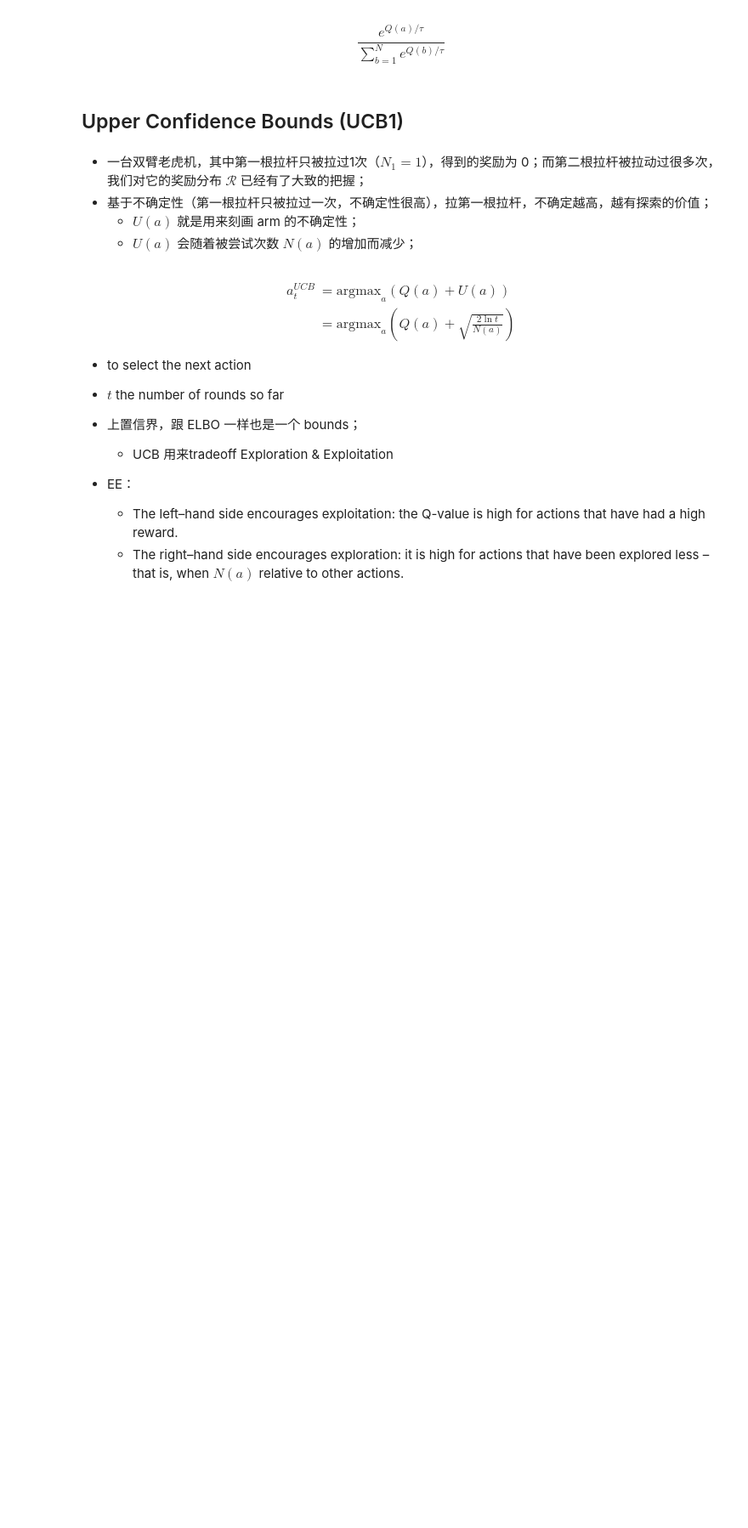
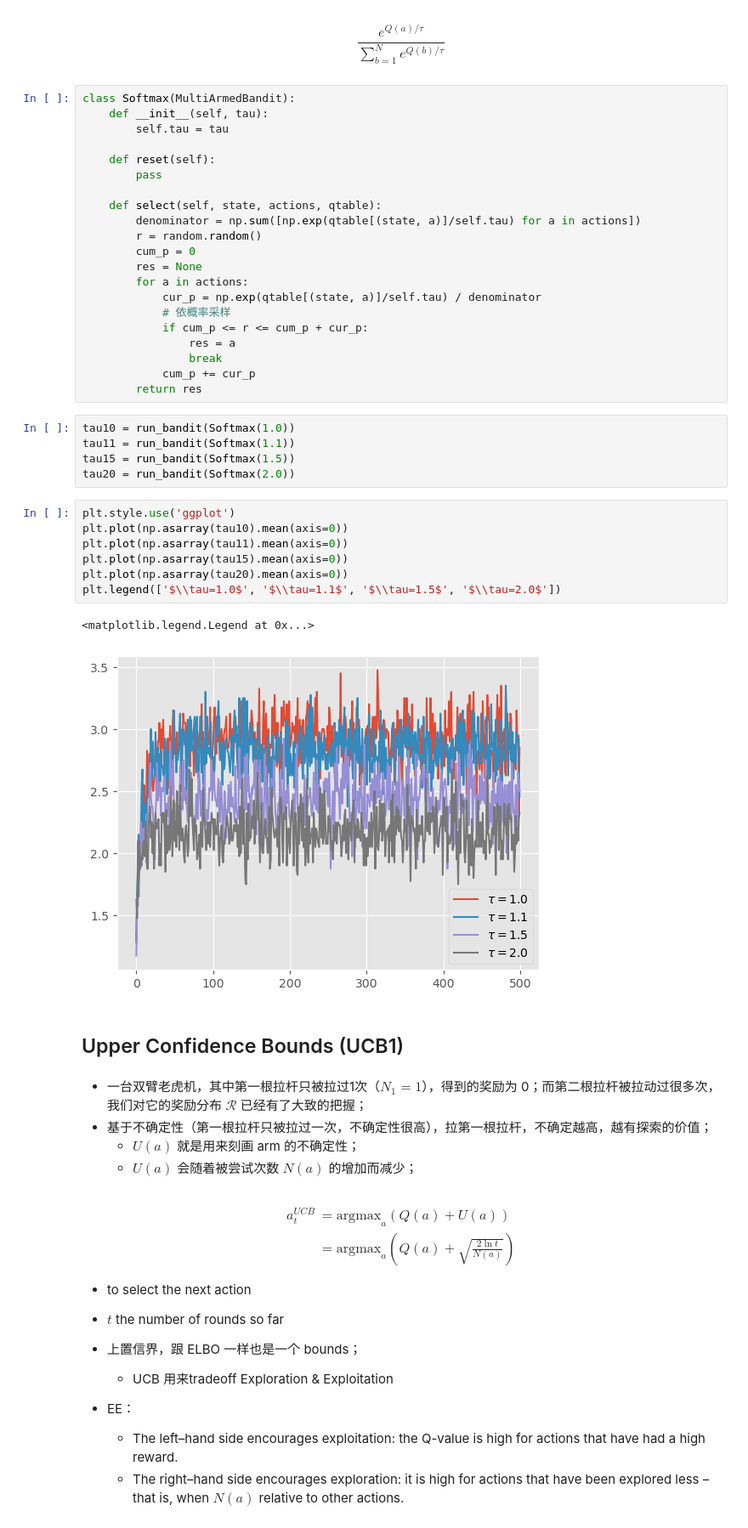
Before and after one commit to chunhuizhang/personal_chatgpt, a Jupyter notebook: tutorials/drl/multi_armed_bandits.ipynb, the cells around one changed output. Shown at 85% size. Saved outputs shown, nothing was run; the diff lists cells and outputs as text; blank space fills up the shorter version.

```diff
--- a/tutorials/drl/multi_armed_bandits.ipynb
+++ b/tutorials/drl/multi_armed_bandits.ipynb
@@ -173,6 +195,42 @@ class EpsilonDecreasing(MultiArmedBandit):
 $$
 \frac{e^{Q(a)/\tau}}{\sum_{b=1}^{N} e^{Q(b)/\tau}}
 $$
+# %%
+class Softmax(MultiArmedBandit):
+    def __init__(self, tau):
+        self.tau = tau
+
+    def reset(self):
+        pass
+
+    def select(self, state, actions, qtable):
+        denominator = np.sum([np.exp(qtable[(state, a)]/self.tau) for a in actions])
+        r = random.random()
+        cum_p = 0
+        res = None
+        for a in actions:
+            cur_p = np.exp(qtable[(state, a)]/self.tau) / denominator
+            # 依概率采样
+            if cum_p <= r <= cum_p + cur_p:
+                res = a
+                break
+            cum_p += cur_p
+        return res
+# %%
+tau10 = run_bandit(Softmax(1.0))
+tau11 = run_bandit(Softmax(1.1))
+tau15 = run_bandit(Softmax(1.5))
+tau20 = run_bandit(Softmax(2.0))
+# %%
+plt.style.use('ggplot')
+plt.plot(np.asarray(tau10).mean(axis=0))
+plt.plot(np.asarray(tau11).mean(axis=0))
+plt.plot(np.asarray(tau15).mean(axis=0))
+plt.plot(np.asarray(tau20).mean(axis=0))
+plt.legend(['$\\tau=1.0$', '$\\tau=1.1$', '$\\tau=1.5$', '$\\tau=2.0$'])
+# %% [output]
+<matplotlib.legend.Legend at 0x...>
+[figure, added]
 # %% [markdown]
 ## Upper Confidence Bounds (UCB1)
 # %% [markdown]
```
Also changed, not shown: parts of 9 cells of this notebook.
